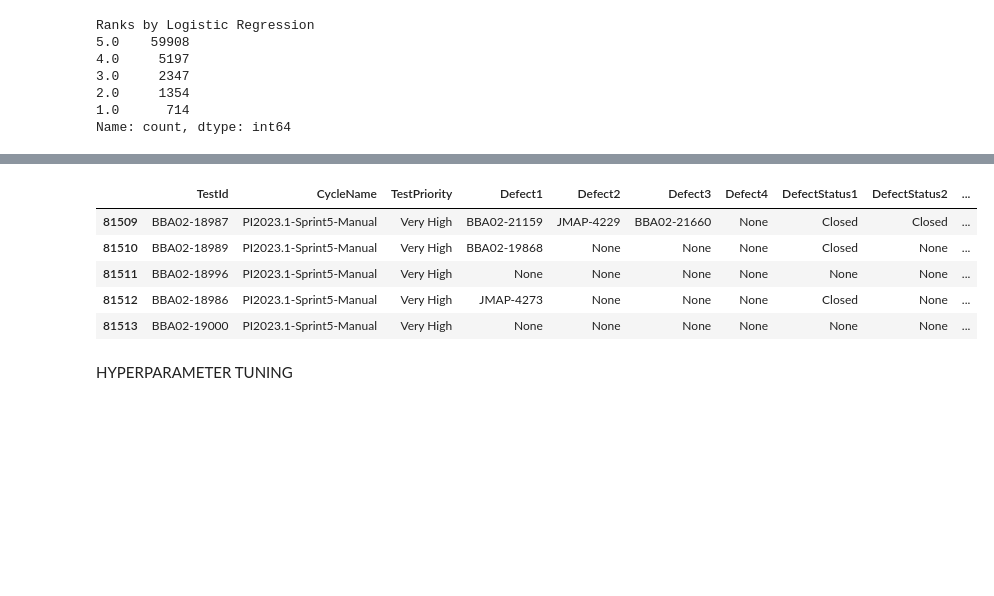
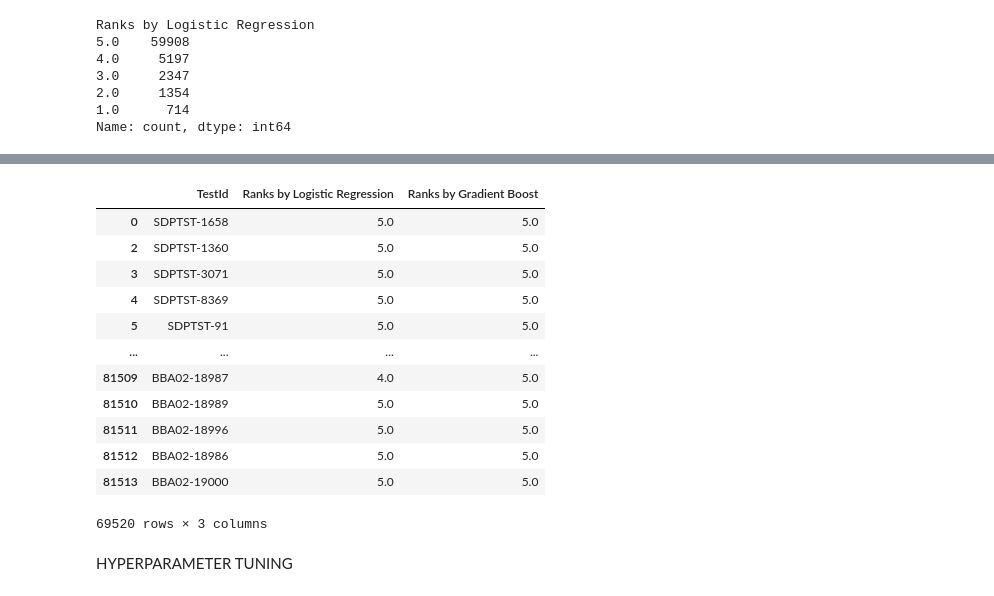
Before and after one commit to Ashu09032005/DataRanker, a Jupyter notebook: app.ipynb, the cells around one changed output, grey strips where cells are left out. Drawn from its saved outputs; the diff is of its cells as text; code cells hidden in the pictures; blank space fills up the shorter version.

```diff
--- a/app.ipynb
+++ b/app.ipynb
@@ -396,14 +396,21 @@ Name: count, dtype: int64
 # %%
 new_df = table_list[["TestId", "Ranks by Logistic Regression", "Ranks by Gradient Boost"]]
 # %%
-table_list.tail()
+new_df
 # %% [output]
-|  | TestId | CycleName | TestPriority | Defect1 | Defect2 | Defect3 | Defect4 | DefectStatus1 | DefectStatus2 | ... |
-| 81509 | BBA02-18987 | PI2023.1-Sprint5-Manual | Very High | BBA02-21159 | JMAP-4229 | BBA02-21660 | None | Closed | Closed | ... |
-| 81510 | BBA02-18989 | PI2023.1-Sprint5-Manual | Very High | BBA02-19868 | None | None | None | Closed | None | ... |
-| 81511 | BBA02-18996 | PI2023.1-Sprint5-Manual | Very High | None | None | None | None | None | None | ... |
-| 81512 | BBA02-18986 | PI2023.1-Sprint5-Manual | Very High | JMAP-4273 | None | None | None | Closed | None | ... |
-| 81513 | BBA02-19000 | PI2023.1-Sprint5-Manual | Very High | None | None | None | None | None | None | ... |
+|  | TestId | Ranks by Logistic Regression | Ranks by Gradient Boost |
+| 0 | SDPTST-1658 | 5.0 | 5.0 |
+| 2 | SDPTST-1360 | 5.0 | 5.0 |
+| 3 | SDPTST-3071 | 5.0 | 5.0 |
+| 4 | SDPTST-8369 | 5.0 | 5.0 |
+| 5 | SDPTST-91 | 5.0 | 5.0 |
+| ... | ... | ... | ... |
+| 81509 | BBA02-18987 | 4.0 | 5.0 |
+| 81510 | BBA02-18989 | 5.0 | 5.0 |
+| 81511 | BBA02-18996 | 5.0 | 5.0 |
+| 81512 | BBA02-18986 | 5.0 | 5.0 |
+| 81513 | BBA02-19000 | 5.0 | 5.0 |
+69520 rows × 3 columns
 # %% [markdown]
 HYPERPARAMETER TUNING
 # %%
```
Also changed, not shown: parts of 3 cells of this notebook, 4 other files.
